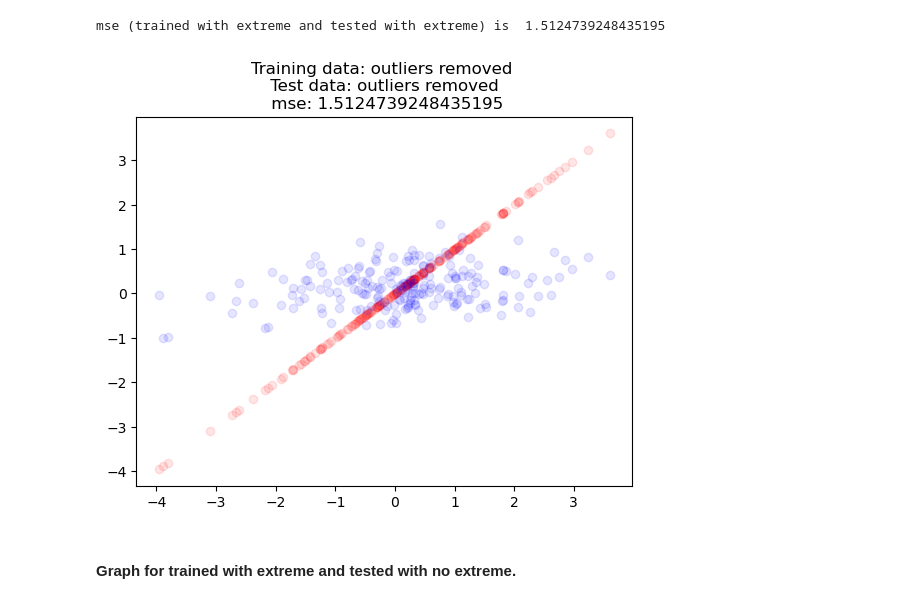
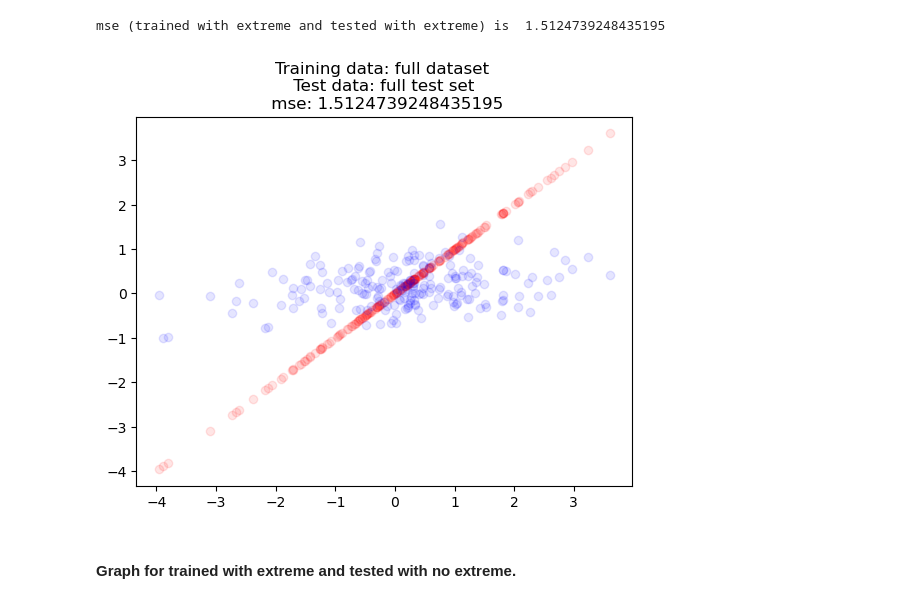
Before and after one commit to YCoeusZ/industrial-resources-and-its-impact, a Jupyter notebook: model_training/spline/mtspline_NO_INF_ADJ.ipynb, the cells around one changed output. Cells and saved outputs as stored; diff of their text form; code cells hidden in the pictures.

```diff
--- a/model_training/spline/mtspline_NO_INF_ADJ.ipynb
+++ b/model_training/spline/mtspline_NO_INF_ADJ.ipynb
@@ -220,10 +220,10 @@ mse (trained with extreme and tested with extreme) is  1.5124739248435195
 # %%
 plt.scatter(x=y_test,y=y_test,c="r",alpha=0.1,label="true")
 plt.scatter(x=y_test,y=pred_extreme,c="b",alpha=0.1,label="pred")
-plt.title(f"Training data: outliers removed \n Test data: outliers removed \n mse: {mse_extreme}")
+plt.title(f"Training data: full dataset \n Test data: full test set \n mse: {mse_extreme}")
 plt.show()
 # %% [output]
-[figure, old version]
+[figure, new version]
 # %% [markdown]
 #### Graph for trained with extreme and tested with no extreme.
 # %%
```
Also changed, not shown: 1 other file.
